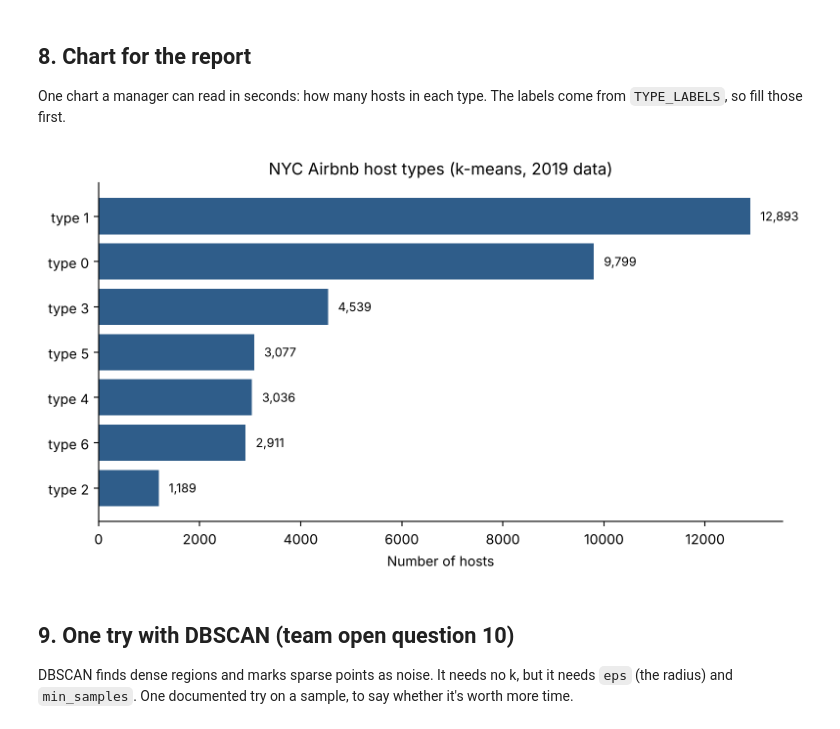
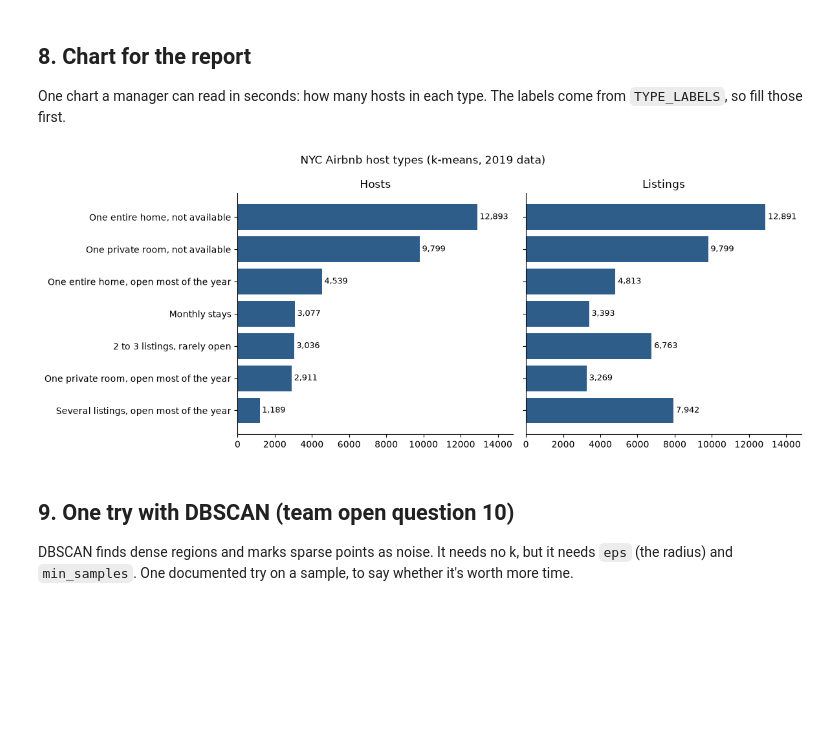
Before and after one commit to aabouraya/airbnb-nyc-pricing-segments, a Jupyter notebook: notebooks/04_clustering_host_types.ipynb, the cells around one changed output. Saved outputs shown, nothing was run; the diff lists cells and outputs as text; code cells hidden in the pictures; blank space fills up the shorter version.

Commit message:
Update clustering: add labels to the 7 host types and fill decision log

```diff
--- a/notebooks/04_clustering_host_types.ipynb
+++ b/notebooks/04_clustering_host_types.ipynb
@@ -323,9 +323,15 @@ pd.crosstab(profile_data["host_type"], bands)
 # %%
 # one short name per group, that a manager understands. i fill them after reading the tables above
 # for now every group is called "type 0", "type 1"... so the rest of the notebook still runs
-TYPE_LABELS = {}
-for group_number in range(K):
-    TYPE_LABELS[group_number] = "type " + str(group_number)
+TYPE_LABELS = {
+    0: "One private room, not available",
+    1: "One entire home, not available",
+    2: "Several listings, open most of the year",
+    3: "One entire home, open most of the year",
+    4: "2 to 3 listings, rarely open",
+    5: "Monthly stays",
+    6: "One private room, open most of the year",
+}
 
 hosts["host_type_label"] = hosts["host_type"].map(TYPE_LABELS)
 hosts["host_type_label"].value_counts()
@@ -414,22 +420,31 @@ One chart a manager can read in seconds: how many hosts in each type. The labels
 # %%
 # we create the figures folder if it's not in the repo yet
 os.makedirs(FIG_DIR, exist_ok=True)
 
-# one bar per host type, biggest at the top, with the number written at the end of each bar
-counts = hosts["host_type_label"].value_counts().sort_values()
-fig, ax = plt.subplots(figsize=(8, 4.5))
-ax.barh(counts.index, counts.values, color="#2f5d8a")
-for position, value in enumerate(counts.values):
-    ax.text(value + 200, position, f"{value:,}", va="center", fontsize=9)
-ax.set_xlabel("Number of hosts")
-ax.set_title("NYC Airbnb host types (k-means, 2019 data)")
-ax.spines[["top", "right"]].set_visible(False)
+# hosts per type, and listings per type counted in the cleaned listings (the ones that get a price gap)
+host_counts = hosts["host_type_label"].value_counts()
+listing_types = listings.merge(hosts[["host_id", "host_type_label"]], on="host_id")
+listing_counts = listing_types["host_type_label"].value_counts()
+
+# same order in both panels: biggest number of hosts at the top
+order = host_counts.sort_values().index
+fig, axes = plt.subplots(1, 2, figsize=(12, 4.8), sharey=True)
+panels = [(axes[0], host_counts[order], "Hosts"), (axes[1], listing_counts.reindex(order), "Listings")]
+for ax, values, title in panels:
+    ax.barh(order, values.values, color="#2f5d8a")
+    # the number written at the end of each bar
+    for position, value in enumerate(values.values):
+        ax.text(value + max(values.values) * 0.01, position, f"{value:,}", va="center", fontsize=9)
+    ax.set_title(title)
+    ax.set_xlim(0, max(values.values) * 1.15)
+    ax.spines[["top", "right"]].set_visible(False)
+fig.suptitle("NYC Airbnb host types (k-means, 2019 data)")
 plt.tight_layout()
 # dpi=200 so the chart stays sharp in the report
 plt.savefig(FIG_DIR + "host_types.png", dpi=200)
 plt.show()
 # %% [output]
-[figure, old version]
+[figure, new version]
 # %% [markdown]
 ## 9. One try with DBSCAN (team open question 10)
 
```
Also changed, not shown: parts of 4 cells of this notebook, 2 other files.
